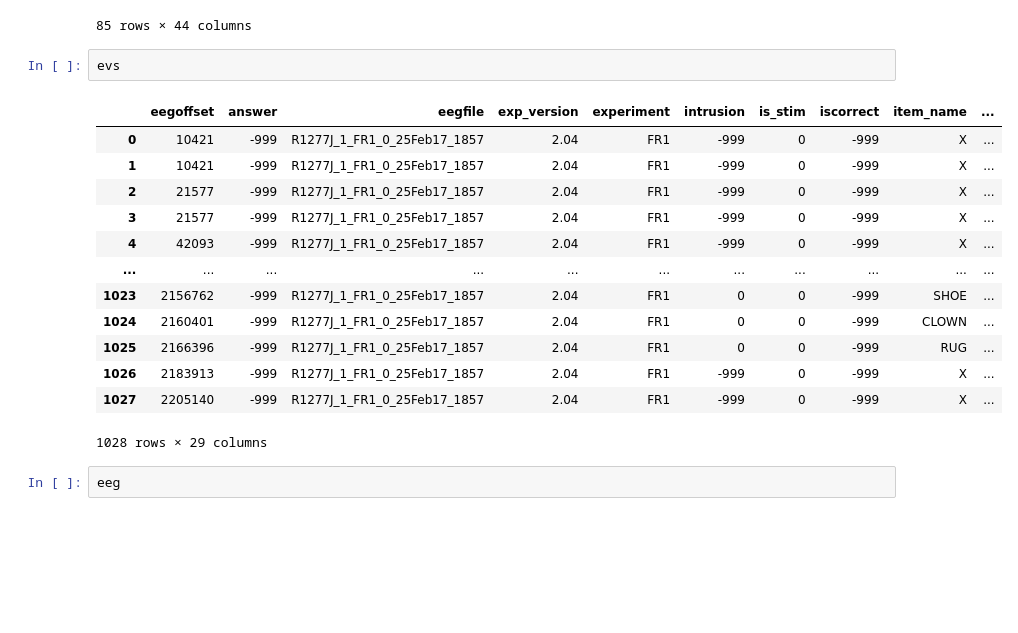
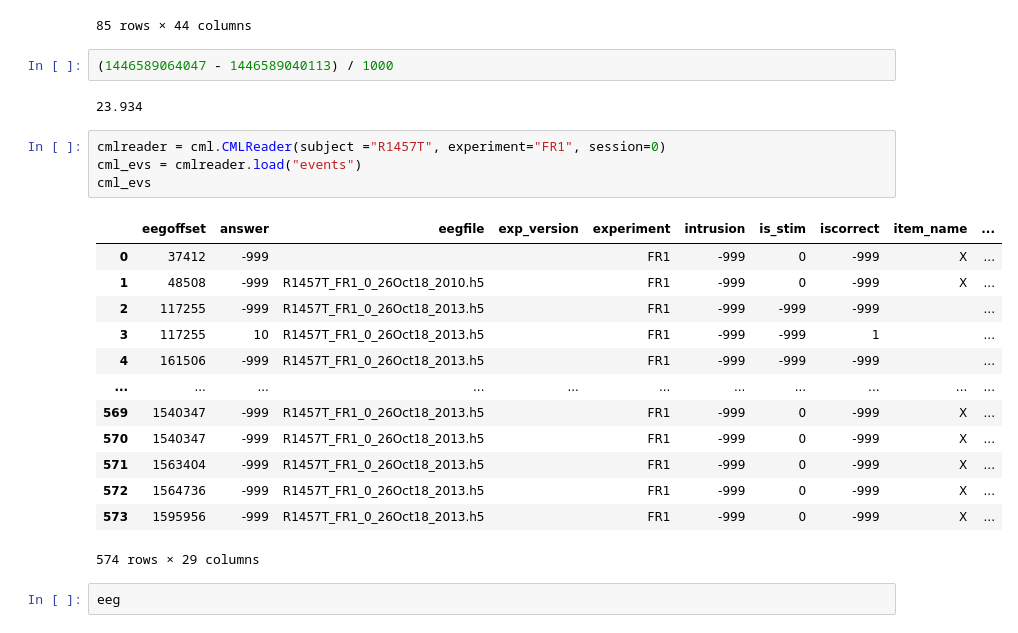
Before and after one commit to pennmem/EEGLoaderQualityCheck, a Jupyter notebook: draft/Introduction_Draft_Loading_OpenBids_CMLReaders.ipynb, the cells around one changed output. Drawn from its saved outputs; the diff is of its cells as text; blank space fills up the shorter version.

```diff
--- a/draft/Introduction_Draft_Loading_OpenBids_CMLReaders.ipynb
+++ b/draft/Introduction_Draft_Loading_OpenBids_CMLReaders.ipynb
@@ -182,22 +287,28 @@ pairs
 | 83 | 104 | 105 | RPHD2-RPHD3 | rphd.2-rphd.3 | False | False | D | D | None | ... |
 | 84 | 105 | 106 | RPHD3-RPHD4 | rphd.3-rphd.4 | False | False | D | D | insula | ... |
 85 rows × 44 columns
-# %%
-evs
-# %% [output]
-|  | eegoffset | answer | eegfile | exp_version | experiment | intrusion | is_stim | iscorrect | item_name | ... |
-| 0 | 10421 | -999 | R1277J_1_FR1_0_25Feb17_1857 | 2.04 | FR1 | -999 | 0 | -999 | X | ... |
-| 1 | 10421 | -999 | R1277J_1_FR1_0_25Feb17_1857 | 2.04 | FR1 | -999 | 0 | -999 | X | ... |
-| 2 | 21577 | -999 | R1277J_1_FR1_0_25Feb17_1857 | 2.04 | FR1 | -999 | 0 | -999 | X | ... |
-| 3 | 21577 | -999 | R1277J_1_FR1_0_25Feb17_1857 | 2.04 | FR1 | -999 | 0 | -999 | X | ... |
-| 4 | 42093 | -999 | R1277J_1_FR1_0_25Feb17_1857 | 2.04 | FR1 | -999 | 0 | -999 | X | ... |
-| ... | ... | ... | ... | ... | ... | ... | ... | ... | ... | ... |
-| 1023 | 2156762 | -999 | R1277J_1_FR1_0_25Feb17_1857 | 2.04 | FR1 | 0 | 0 | -999 | SHOE | ... |
-| 1024 | 2160401 | -999 | R1277J_1_FR1_0_25Feb17_1857 | 2.04 | FR1 | 0 | 0 | -999 | CLOWN | ... |
-| 1025 | 2166396 | -999 | R1277J_1_FR1_0_25Feb17_1857 | 2.04 | FR1 | 0 | 0 | -999 | RUG | ... |
-| 1026 | 2183913 | -999 | R1277J_1_FR1_0_25Feb17_1857 | 2.04 | FR1 | -999 | 0 | -999 | X | ... |
-| 1027 | 2205140 | -999 | R1277J_1_FR1_0_25Feb17_1857 | 2.04 | FR1 | -999 | 0 | -999 | X | ... |
-1028 rows × 29 columns
+# %%
+(1446589064047 - 1446589040113) / 1000
+# %% [output]
+23.934
+# %%
+cmlreader = cml.CMLReader(subject ="R1457T", experiment="FR1", session=0)
+cml_evs = cmlreader.load("events")
+cml_evs
+# %% [output]
+|  | eegoffset | answer | eegfile | exp_version | experiment | intrusion | is_stim | iscorrect | item_name | ... |
+| 0 | 37412 | -999 |  |  | FR1 | -999 | 0 | -999 | X | ... |
+| 1 | 48508 | -999 | R1457T_FR1_0_26Oct18_2010.h5 |  | FR1 | -999 | 0 | -999 | X | ... |
+| 2 | 117255 | -999 | R1457T_FR1_0_26Oct18_2013.h5 |  | FR1 | -999 | -999 | -999 |  | ... |
+| 3 | 117255 | 10 | R1457T_FR1_0_26Oct18_2013.h5 |  | FR1 | -999 | -999 | 1 |  | ... |
+| 4 | 161506 | -999 | R1457T_FR1_0_26Oct18_2013.h5 |  | FR1 | -999 | -999 | -999 |  | ... |
+| ... | ... | ... | ... | ... | ... | ... | ... | ... | ... | ... |
+| 569 | 1540347 | -999 | R1457T_FR1_0_26Oct18_2013.h5 |  | FR1 | -999 | 0 | -999 | X | ... |
+| 570 | 1540347 | -999 | R1457T_FR1_0_26Oct18_2013.h5 |  | FR1 | -999 | 0 | -999 | X | ... |
+| 571 | 1563404 | -999 | R1457T_FR1_0_26Oct18_2013.h5 |  | FR1 | -999 | 0 | -999 | X | ... |
+| 572 | 1564736 | -999 | R1457T_FR1_0_26Oct18_2013.h5 |  | FR1 | -999 | 0 | -999 | X | ... |
+| 573 | 1595956 | -999 | R1457T_FR1_0_26Oct18_2013.h5 |  | FR1 | -999 | 0 | -999 | X | ... |
+574 rows × 29 columns
 # %%
 eeg
 # %% [output]
```
Also changed, not shown: parts of 9 cells of this notebook, 17 other files.
